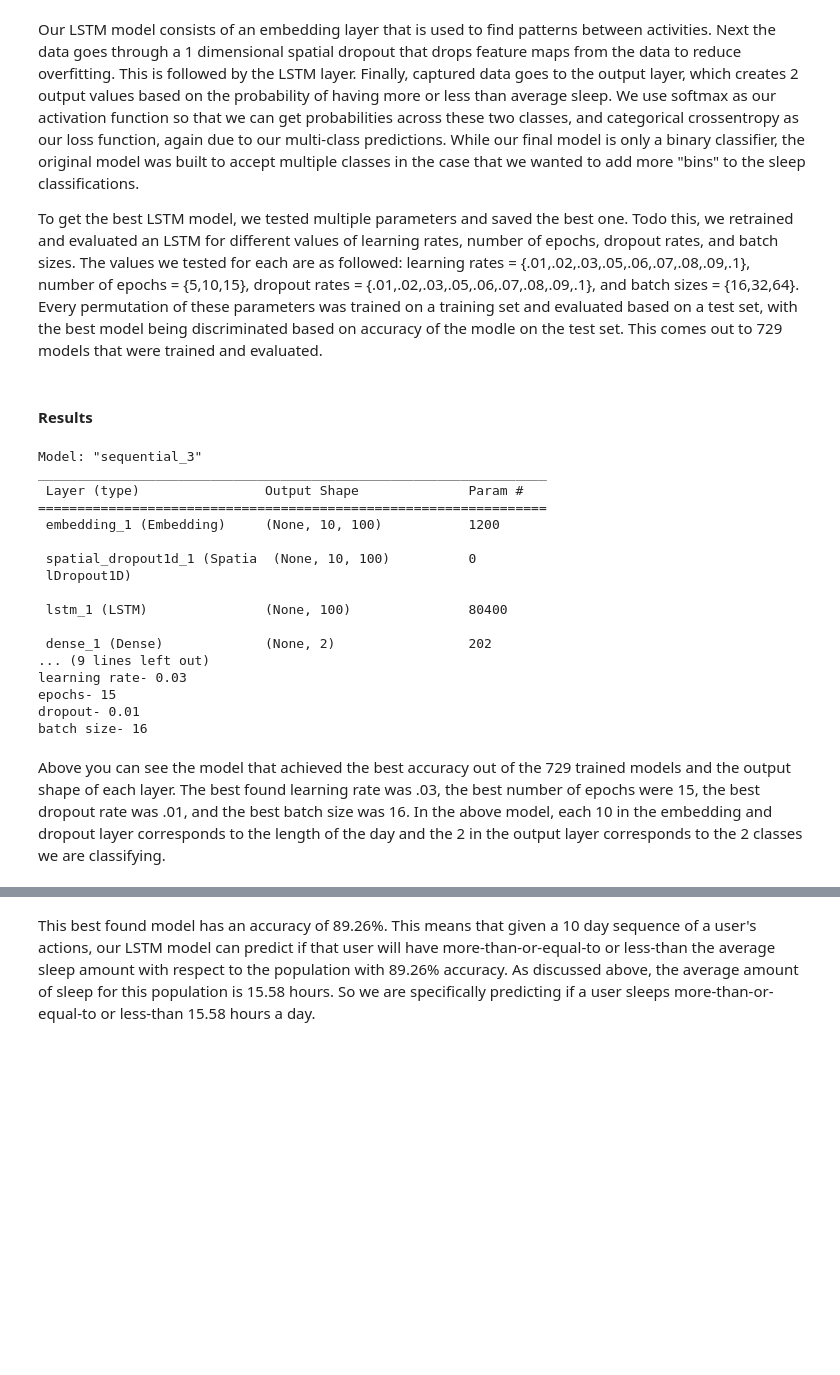
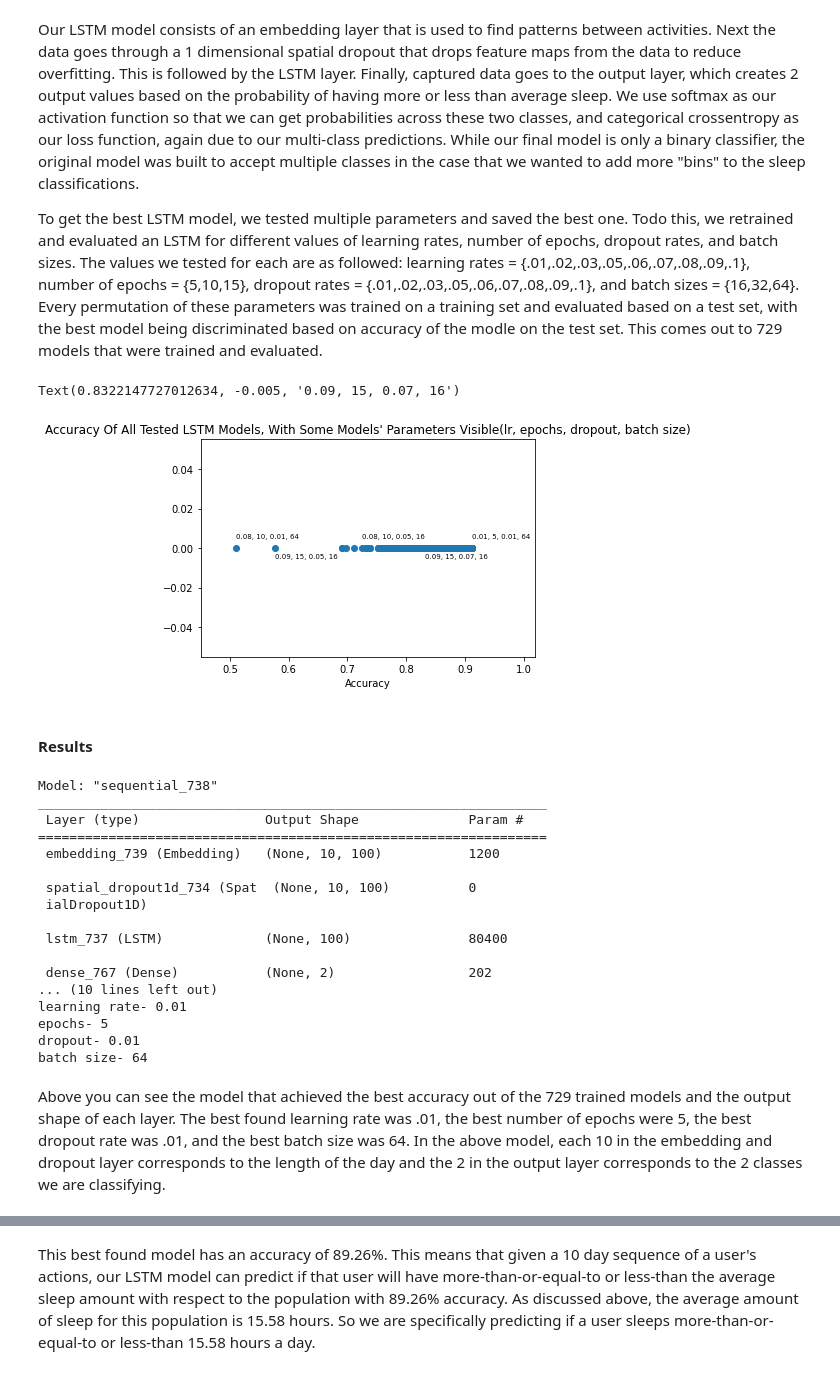
Before and after one commit to Tomcatdude/CS271_Final_Project, a Jupyter notebook: LSTM.ipynb, the cells around one changed output, grey strips where cells are left out. Drawn from its saved outputs; the diff is of its cells as text; code cells hidden in the pictures; blank space fills up the shorter version.

Commit message:
report styled all models

```diff
--- a/LSTM.ipynb
+++ b/LSTM.ipynb
@@ -96,6 +99,9 @@ X_train, X_test, Y_train, Y_test = train_test_split(X,Y, test_size = 0.10, rando
 # %%
 #test multiple models out and find which is the best
 
+
+save_params = []
+save_accuracy = []
 embedding = 100 #helps with finding patterns in daily routines
 num_unique_labels = len(le.classes_)+1
                 #learning rate, epochs, dropout, batch_size, accuracy
@@ -122,6 +128,8 @@ for lr in learning_rates: #these loops try every combination of the above paramt
                 history = model.fit(X_train, Y_train, epochs=epochs, batch_size=batch_size,validation_split=0.1,callbacks=[EarlyStopping(monitor='val_loss', patience=3, min_delta=0.0001)])
                 #evaluate the model we just trained and save it if it is better
                 accuracy = model.evaluate(X_test,Y_test)
+                save_accuracy.append(accuracy[1])
+                save_params.append(f'{lr}, {epochs}, {dropout}, {batch_size}')
                 if(accuracy[1] > best_results[4]): #the accuracy is the best we have seen so far, so save it
                     best_results = [lr, epochs, dropout, batch_size, accuracy[1]]
 # %% [output]
@@ -146,6 +154,36 @@ Epoch 1/15
 Our LSTM model consists of an embedding layer that is used to find patterns between activities. Next the data goes through a 1 dimensional spatial dropout that drops feature maps from the data to reduce overfitting. This is followed by the LSTM layer. Finally, captured data goes to the output layer, which creates 2 output values based on the probability of having more or less than average sleep. We use softmax as our activation function so that we can get probabilities across these two classes, and categorical crossentropy as our loss function, again due to our multi-class predictions. While our final model is only a binary classifier, the original model was built to accept multiple classes in the case that we wanted to add more "bins" to the sleep classifications.
 
 To get the best LSTM model, we tested multiple parameters and saved the best one. Todo this, we retrained and evaluated an LSTM for different values of learning rates, number of epochs, dropout rates, and batch sizes. The values we tested for each are as followed: learning rates = {.01,.02,.03,.05,.06,.07,.08,.09,.1}, number of epochs = {5,10,15}, dropout rates = {.01,.02,.03,.05,.06,.07,.08,.09,.1}, and batch sizes = {16,32,64}. Every permutation of these parameters was trained on a training set and evaluated based on a test set, with the best model being discriminated based on accuracy of the modle on the test set. This comes out to 729 models that were trained and evaluated.
+# %%
+plt.title("Accuracy Of All Tested LSTM Models, With Some Models' Parameters Visible(lr, epochs, dropout, batch size)")
+plt.xlabel('Accuracy')
+plt.xlim(.45,1.02)
+plt.scatter(save_accuracy,np.zeros_like(save_accuracy))
+
+#print smallest accuracy params
+plt.annotate(save_params[np.argmin(save_accuracy)], (np.min(save_accuracy),.005), fontsize = 7)
+
+#print params of second lowest accuracy
+second_smallest = np.partition(save_accuracy, 1)[1]
+second_index = np.argpartition(save_accuracy, 1)[1]
+plt.annotate(save_params[second_index], (second_smallest,-.005), fontsize = 7)
+
+#print highest accuracy params
+plt.annotate(save_params[np.argmax(save_accuracy)], (np.max(save_accuracy),.005), fontsize = 7)
+
+#print params of some nth lowest accuracy
+number = 6
+middle_smallest = np.partition(save_accuracy, number)[number]
+middle_index = np.argpartition(save_accuracy, number)[number]
+plt.annotate(save_params[middle_index], (middle_smallest,.005), fontsize = 7)
+
+number = 100
+middle_smallest = np.partition(save_accuracy, number)[number]
+middle_index = np.argpartition(save_accuracy, number)[number]
+plt.annotate(save_params[middle_index], (middle_smallest,-.005), fontsize = 7)
+# %% [output]
+Text(0.8322147727012634, -0.005, '0.09, 15, 0.07, 16')
+[figure, added]
 # %% [markdown]
 #### Results
 # %%
@@ -166,27 +204,27 @@ model.add(Dense(2, activation='softmax'))
 adam = optimizers.Adam( learning_rate=lr)
 model.compile(loss='categorical_crossentropy', optimizer=adam, metrics=['accuracy'])
 print(model.summary())
-print(f'\n--------------------------------------------------------best model parameters: \nlearning rate- {best_results[0]}  \nepochs- {best_results[1]} \ndropout- {best_results[2]} \nbatch size- {best_results[3]}')
+print(f'\n--------------------------------------------------------\nbest model parameters: \nlearning rate- {best_results[0]}  \nepochs- {best_results[1]} \ndropout- {best_results[2]} \nbatch size- {best_results[3]}')
 # %% [output]
-Model: "sequential_3"
+Model: "sequential_738"
 _________________________________________________________________
  Layer (type)                Output Shape              Param #
 =================================================================
- embedding_1 (Embedding)     (None, 10, 100)           1200
+ embedding_739 (Embedding)   (None, 10, 100)           1200
 
- spatial_dropout1d_1 (Spatia  (None, 10, 100)          0
- lDropout1D)
+ spatial_dropout1d_734 (Spat  (None, 10, 100)          0
+ ialDropout1D)
 
- lstm_1 (LSTM)               (None, 100)               80400
+ lstm_737 (LSTM)             (None, 100)               80400
 
- dense_1 (Dense)             (None, 2)                 202
-... (9 lines left out)
-learning rate- 0.03
-epochs- 15
+ dense_767 (Dense)           (None, 2)                 202
+... (10 lines left out)
+learning rate- 0.01
+epochs- 5
 dropout- 0.01
-batch size- 16
+batch size- 64
 # %% [markdown]
-Above you can see the model that achieved the best accuracy out of the 729 trained models and the output shape of each layer. The best found learning rate was .03, the best number of epochs were 15, the best dropout rate was .01, and the best batch size was 16. In the above model, each 10 in the embedding and dropout layer corresponds to the length of the day and the 2 in the output layer corresponds to the 2 classes we are classifying.
+Above you can see the model that achieved the best accuracy out of the 729 trained models and the output shape of each layer. The best found learning rate was .01, the best number of epochs were 5, the best dropout rate was .01, and the best batch size was 64. In the above model, each 10 in the embedding and dropout layer corresponds to the length of the day and the 2 in the output layer corresponds to the 2 classes we are classifying.
 # %%
 #train the best model and print it's accuracy
 history = model.fit(X_train, Y_train, epochs=epochs, batch_size=batch_size,validation_split=0.1,callbacks=[EarlyStopping(monitor='val_loss', patience=3, min_delta=0.0001)])
```
Also changed, not shown: parts of 4 cells of this notebook, 5 other files.
